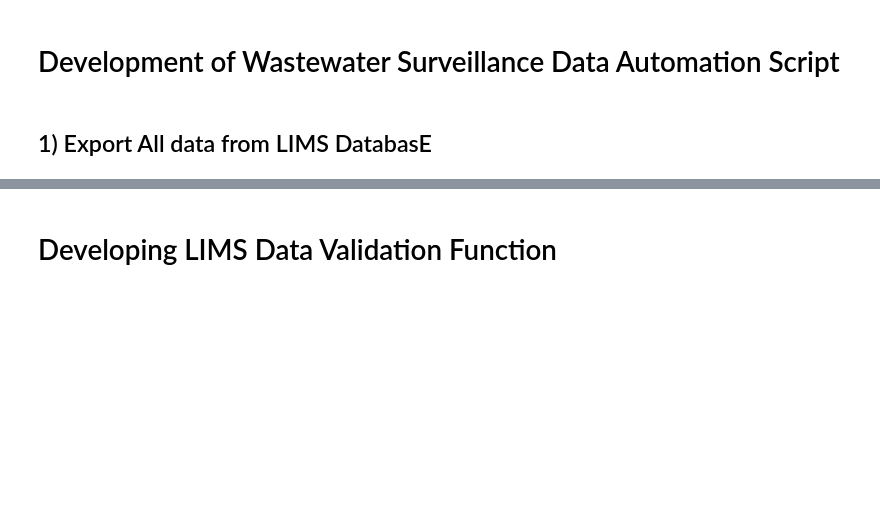
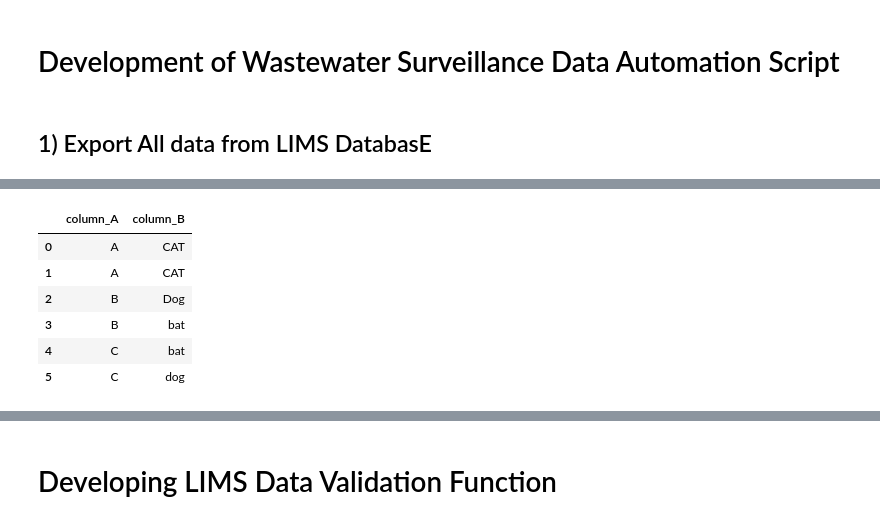
Before and after one commit to DOH-AXG5303/wastewater_covid_surveillance, a Jupyter notebook: Development_WW_data_process.ipynb, the cells around one changed output, grey strips where cells are left out. Cells and saved outputs as stored; diff of their text form; code cells hidden in the pictures; blank space fills up the shorter version.

```diff
--- a/Development_WW_data_process.ipynb
+++ b/Development_WW_data_process.ipynb
@@ -20,0 +78,20 @@ df_lims.iloc[-15:,:]
+# %%
+# Creating Test datasets
+samples_dict = {"column_A": ["A","A", "B", "B", "C","C"],
+               "column_B": ["CAT","CAT","Dog","bat","bat","dog"]}
+
+samples_df = pd.DataFrame(samples_dict)
+
+
+dat_dict = {"column_A": ["A" ,"B"],
+           "column_B": ["CAT", "dog"]}
+# %%
+samples_df
+# %% [output]
+|  | column_A | column_B |
+| 0 | A | CAT |
+| 1 | A | CAT |
+| 2 | B | Dog |
+| 3 | B | bat |
+| 4 | C | bat |
+| 5 | C | dog |
```
Also changed, not shown: parts of 25 cells of this notebook.
